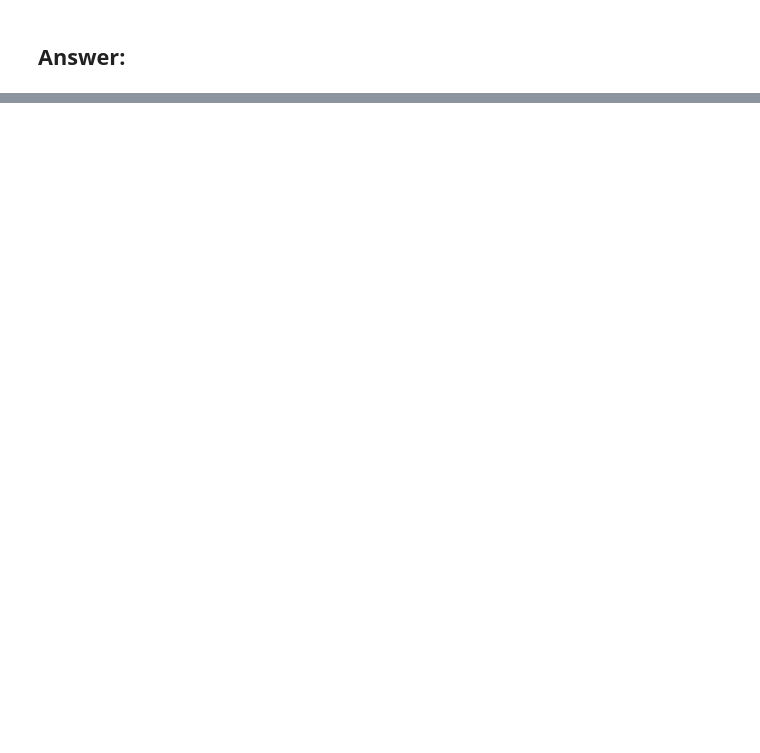
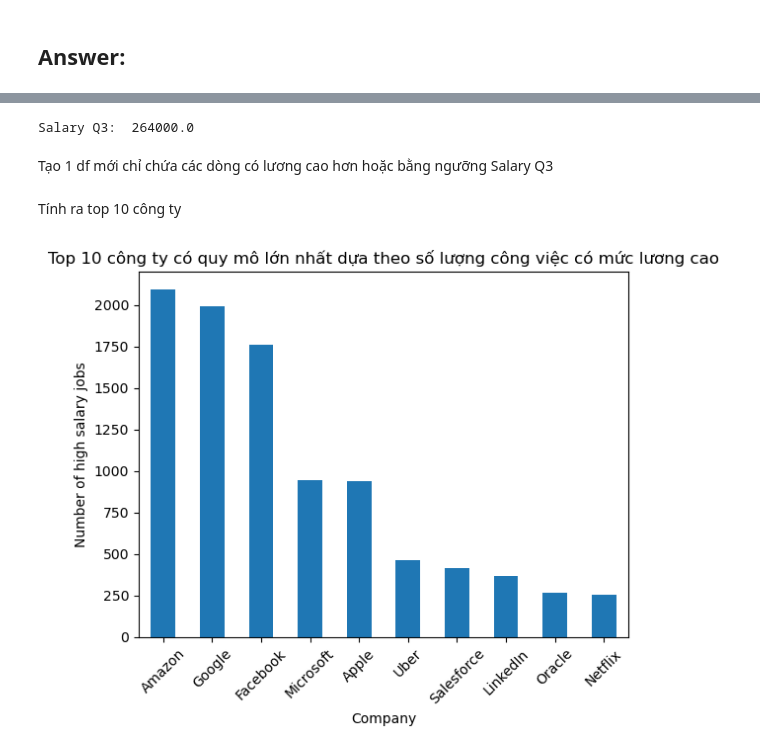
Before and after one commit to hoangvo1902/CSC17104_PROGRAMMING-FOR-DATA-SCIENCE, a Jupyter notebook: Final-project-_Preprocessing.ipynb, the cells around one changed output, grey strips where cells are left out. Cells and saved outputs as stored; diff of their text form; code cells hidden in the pictures; blank space fills up the shorter version.

```diff
--- a/Final-project-_Preprocessing.ipynb
+++ b/Final-project-_Preprocessing.ipynb
@@ -341,0 +349,22 @@ salary_df['Some_College'].plot(kind='box', vert = False)
+# %%
+q3_salary = salary_df['totalyearlycompensation'].quantile(0.75)
+print('Salary Q3: ', q3_salary)
+# %% [output]
+Salary Q3:  264000.0
+# %% [markdown]
+Tạo 1 df mới chỉ chứa các dòng có lương cao hơn hoặc bằng ngưỡng Salary Q3
+# %%
+high_salary_df = salary_df[salary_df['totalyearlycompensation'] >= q3_salary]
+# %% [markdown]
+Tính ra top 10 công ty
+# %%
+top10_company = high_salary_df['company'].value_counts()[:10]
+# %%
+top10_company.plot.bar()
+plt.title('Top 10 công ty có quy mô lớn nhất dựa theo số lượng công việc có mức lương cao')
+plt.xlabel('Company')
+plt.ylabel('Number of high salary jobs')
+plt.xticks(rotation = 45)
+plt.show()
+# %% [output]
+[figure, added]
```
Also changed, not shown: parts of 19 cells of this notebook.
